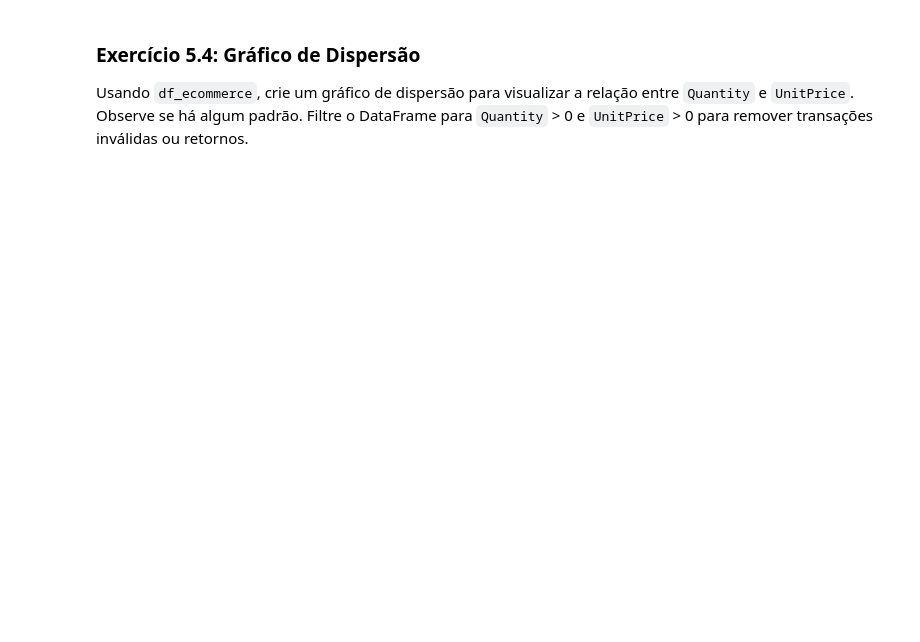
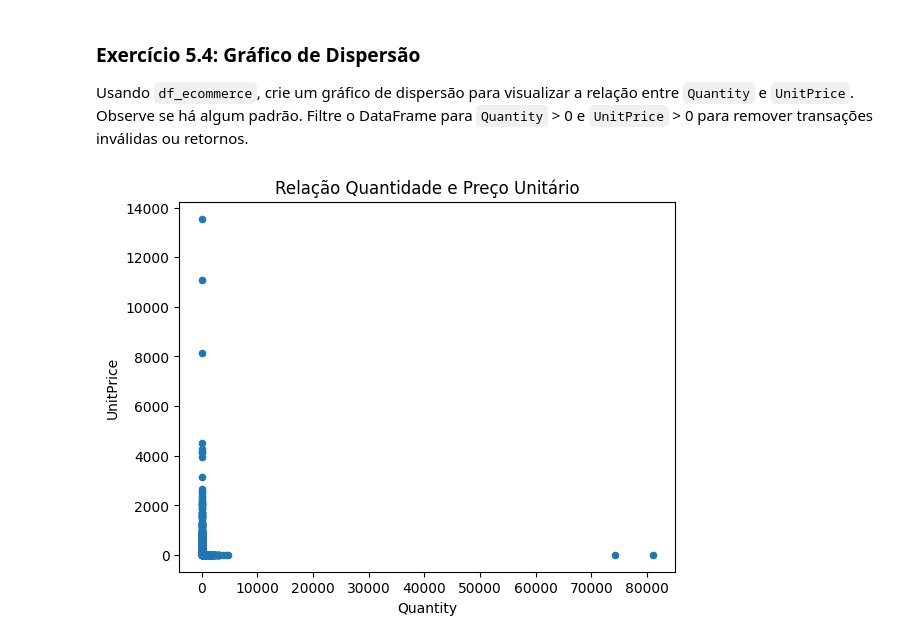
Before and after one commit to viktoruebelhart/pos_facens, a Jupyter notebook: Aula_2_Pandas.ipynb, the cells around one changed output. Cells and saved outputs as stored; diff of their text form; code cells hidden in the pictures; blank space fills up the shorter version.

```diff
--- a/Aula_2_Pandas.ipynb
+++ b/Aula_2_Pandas.ipynb
@@ -642,0 +785,15 @@ Usando `df_ecommerce`, crie um gráfico de dispersão para visualizar a relaçã
+# %%
+# Escreva aqui
+df_ecommerce[
+    (df_ecommerce['Quantity'] > 0) &
+    (df_ecommerce['UnitPrice'] > 0)
+].plot(
+    kind='scatter',
+    x='Quantity',
+    y='UnitPrice',
+    title='Relação Quantidade e Preço Unitário'
+)
+
+plt.show()
+# %% [output]
+[figure, added]
```
Also changed, not shown: parts of 25 cells of this notebook.
